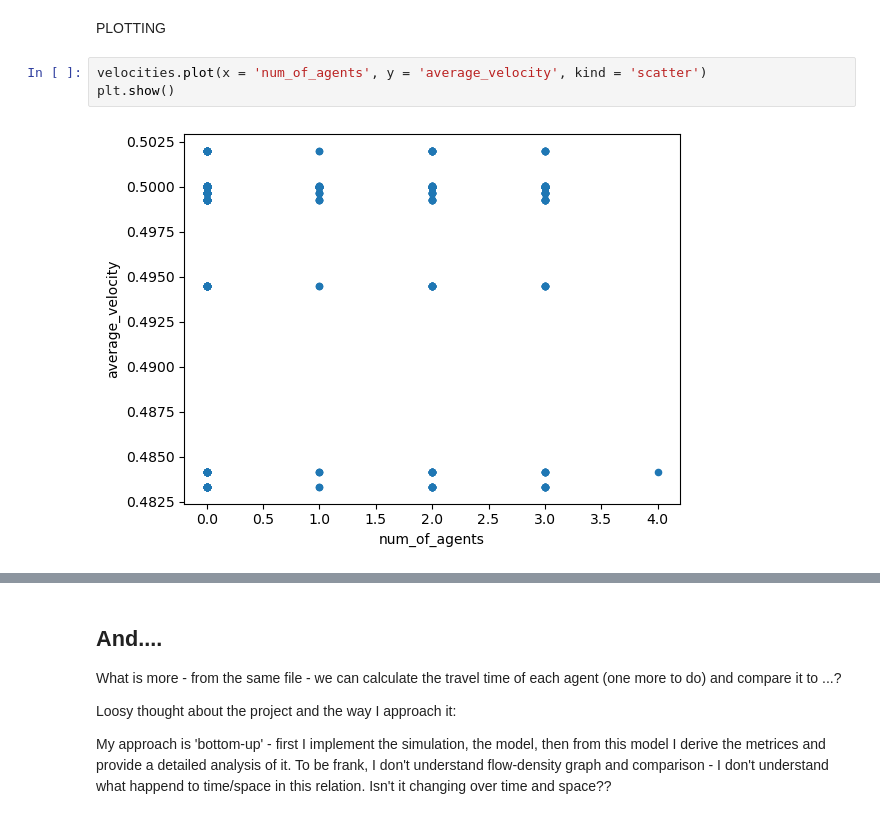
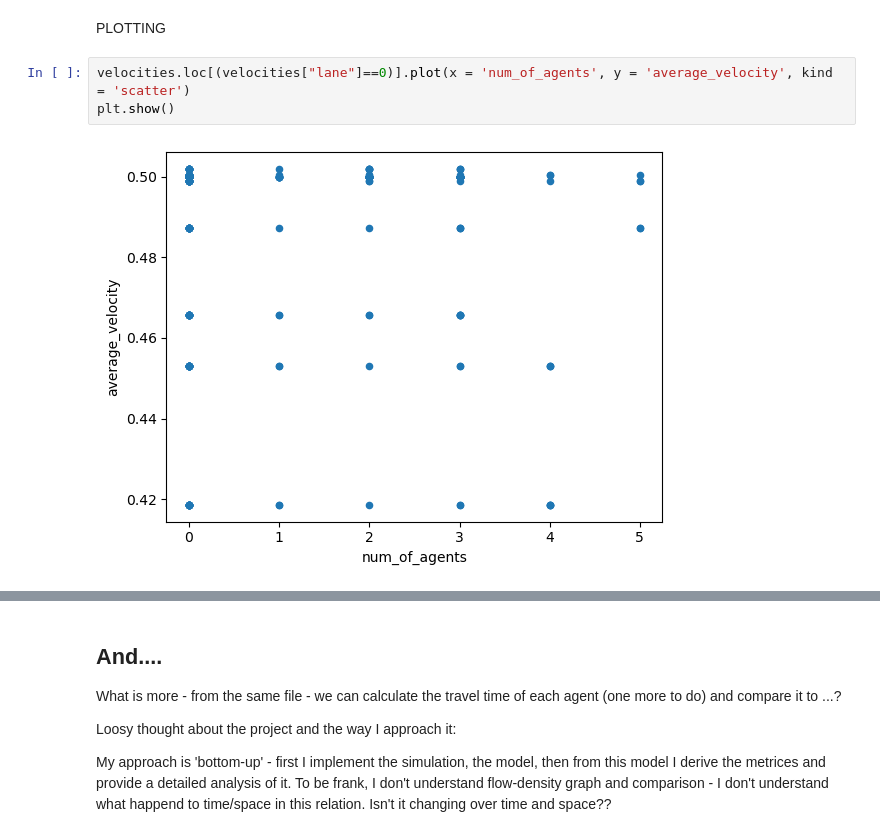
Before and after one commit to mikub97/ABM_car_traffic, a Jupyter notebook: src/agent_data_analysis.ipynb, the cells around one changed output, grey strips where cells are left out. Drawn from its saved outputs; the diff is of its cells as text.

```diff
--- a/src/agent_data_analysis.ipynb
+++ b/src/agent_data_analysis.ipynb
@@ -458,10 +492,10 @@ velocities.loc[((velocities["lane"]==0)&(velocities["from_node"]==9) & (velociti
 # %% [markdown]
 PLOTTING
 # %%
-velocities.plot(x = 'num_of_agents', y = 'average_velocity', kind = 'scatter')
+velocities.loc[(velocities["lane"]==0)].plot(x = 'num_of_agents', y = 'average_velocity', kind = 'scatter')
 plt.show()
 # %% [output]
-[figure, old version]
+[figure, new version]
 # %% [markdown]
 ![Screen%20Shot%202023-06-10%20at%203.50.51%20PM.png](attachment:Screen%20Shot%202023-06-10%20at%203.50.51%20PM.png)
 # %% [markdown]
```
Also changed, not shown: parts of 10 cells of this notebook.
